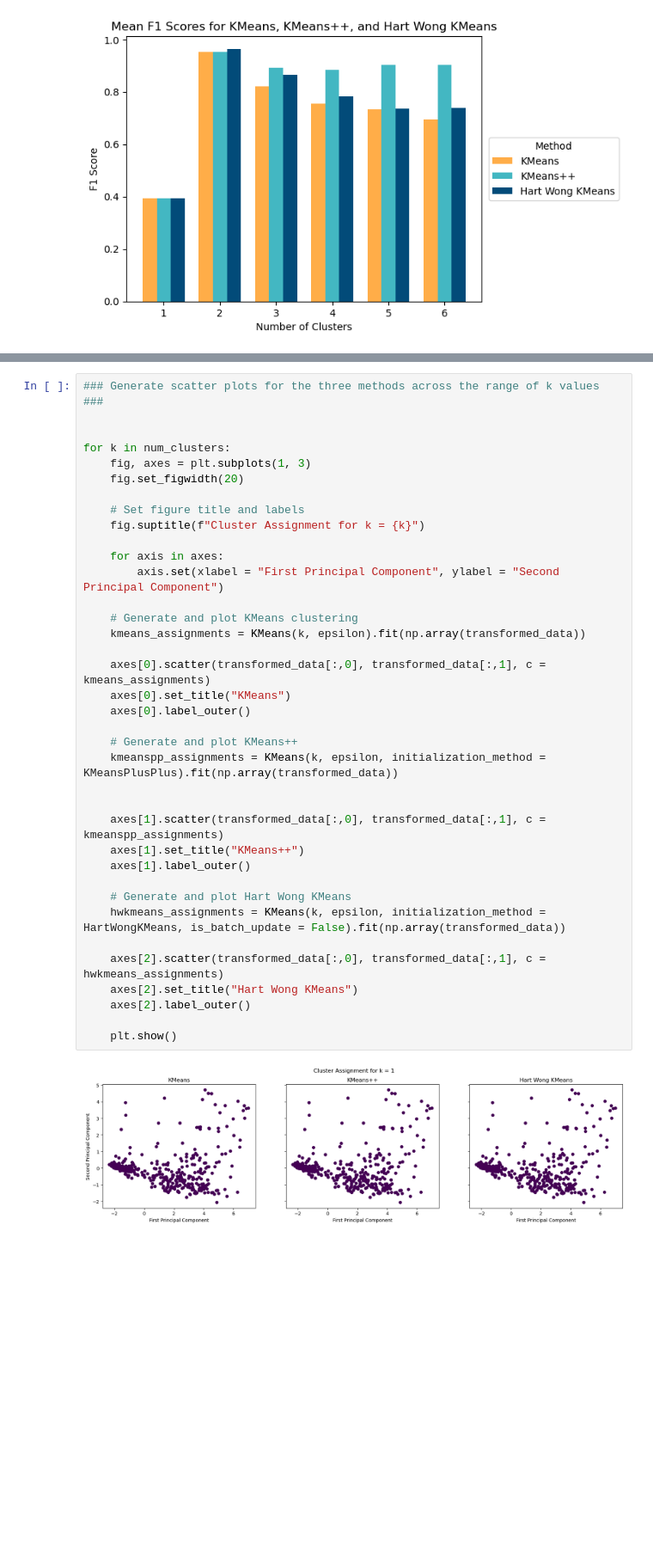
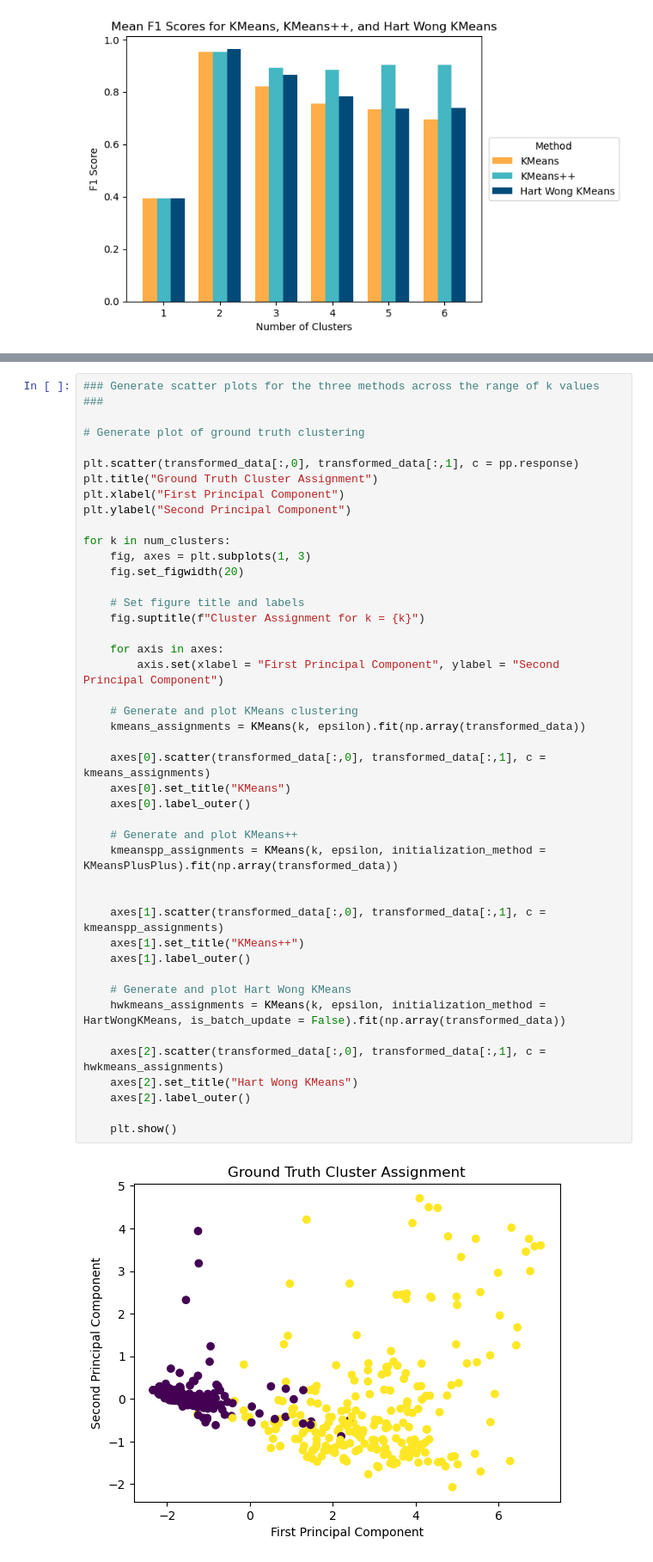
Before and after one commit to SciGuyTy/CSCI347FinalProject, a Jupyter notebook: Experiment.ipynb, the cells around one changed output, grey strips where cells are left out. Shown at 86% size. Saved outputs shown, nothing was run; the diff lists cells and outputs as text; blank space fills up the shorter version.

Commit message:
Added ground truth clustering

```diff
--- a/Experiment.ipynb
+++ b/Experiment.ipynb
@@ -187,6 +189,12 @@ plt.show()
 # %%
 ### Generate scatter plots for the three methods across the range of k values ###
 
+# Generate plot of ground truth clustering
+
+plt.scatter(transformed_data[:,0], transformed_data[:,1], c = pp.response)
+plt.title("Ground Truth Cluster Assignment")
+plt.xlabel("First Principal Component")
+plt.ylabel("Second Principal Component")
 
 for k in num_clusters:
     fig, axes = plt.subplots(1, 3)
@@ -195,31 +203,31 @@ for k in num_clusters:
     # Set figure title and labels
     fig.suptitle(f"Cluster Assignment for k = {k}")
 
     for axis in axes:
         axis.set(xlabel = "First Principal Component", ylabel = "Second Principal Component")
 
     # Generate and plot KMeans clustering
     kmeans_assignments = KMeans(k, epsilon).fit(np.array(transformed_data))
 
     axes[0].scatter(transformed_data[:,0], transformed_data[:,1], c = kmeans_assignments)
     axes[0].set_title("KMeans")
     axes[0].label_outer()
 
     # Generate and plot KMeans++
     kmeanspp_assignments = KMeans(k, epsilon, initialization_method = KMeansPlusPlus).fit(np.array(transformed_data))
 
 
     axes[1].scatter(transformed_data[:,0], transformed_data[:,1], c = kmeanspp_assignments)
     axes[1].set_title("KMeans++")
     axes[1].label_outer()
 
     # Generate and plot Hart Wong KMeans
     hwkmeans_assignments = KMeans(k, epsilon, initialization_method = HartWongKMeans, is_batch_update = False).fit(np.array(transformed_data))
 
     axes[2].scatter(transformed_data[:,0], transformed_data[:,1], c = hwkmeans_assignments)
     axes[2].set_title("Hart Wong KMeans")
     axes[2].label_outer()
 
     plt.show()
 # %% [output]
-[figure, old version]
+[figure, new version]
```
Also changed, not shown: parts of 3 cells of this notebook.
